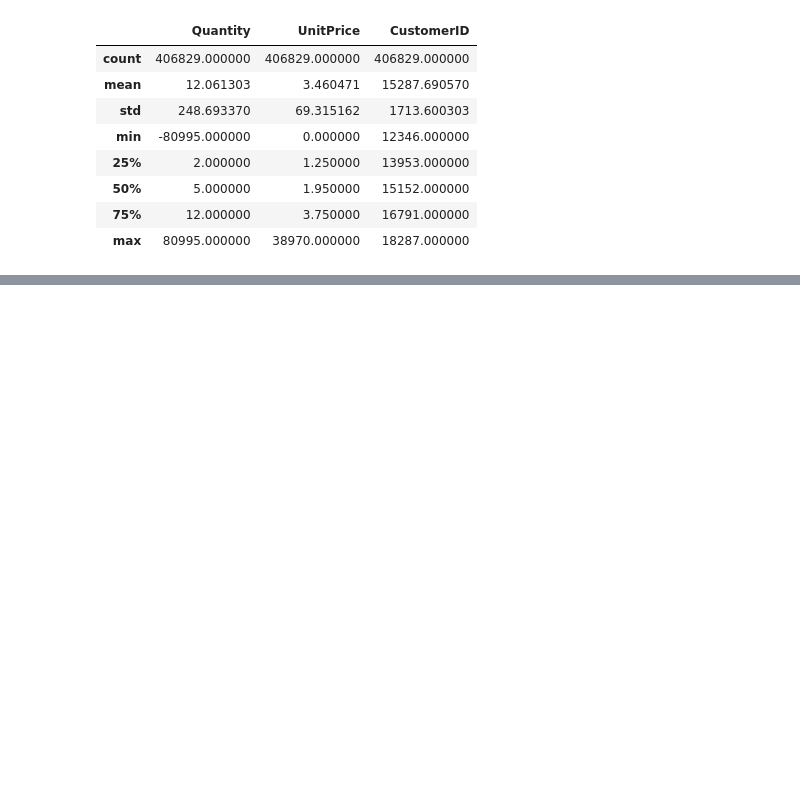
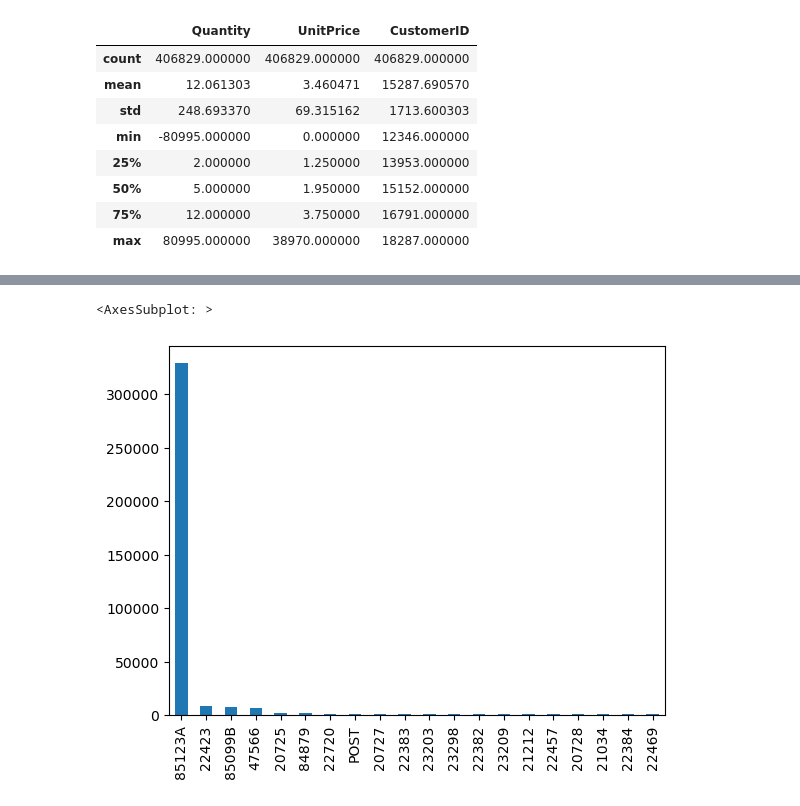
Before and after one commit to kflemming30/Customer-Segmentation, a Jupyter notebook: Segmentation.ipynb, the cells around one changed output, grey strips where cells are left out. Cells and saved outputs as stored; diff of their text form; code cells hidden in the pictures; blank space fills up the shorter version.

```diff
--- a/Segmentation.ipynb
+++ b/Segmentation.ipynb
@@ -117,0 +220,9 @@ onlineretail_cleaned.describe()
+# %%
+# For Country
+onlineretail_filtered['Country'].value_counts().plot(kind='bar')
+
+# For StockCode
+onlineretail_filtered['StockCode'].value_counts().head(20).plot(kind='bar')  # Top 20 stock codes
+# %% [output]
+<AxesSubplot: >
+[figure, added]
```
Also changed, not shown: parts of 14 cells of this notebook.
